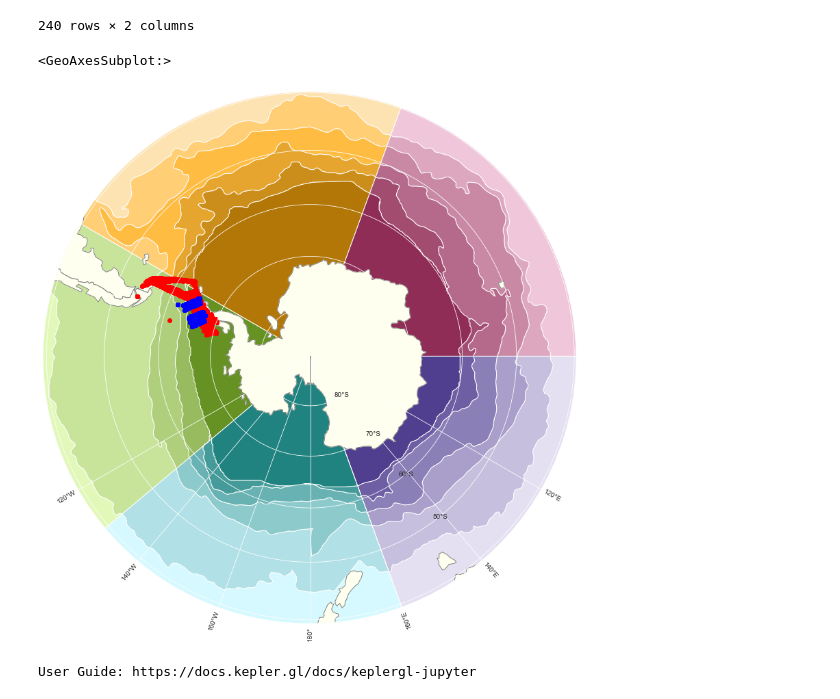
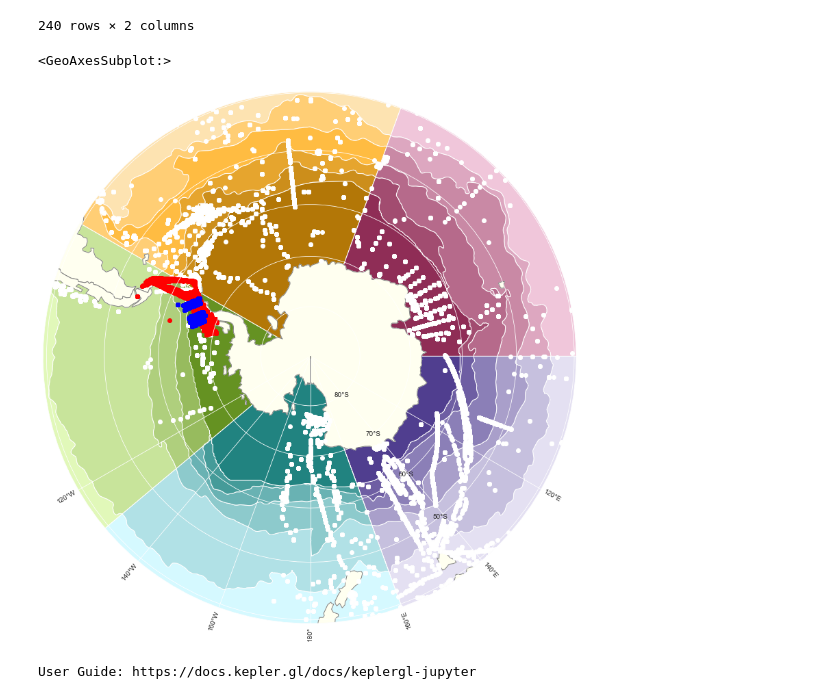
Before and after one commit to ayushnag/sophy, a Jupyter notebook: sophy/sophy.ipynb, the cells around one changed output. Cells and saved outputs as stored; diff of their text form; code cells hidden in the pictures.

```diff
--- a/sophy/sophy.ipynb
+++ b/sophy/sophy.ipynb
@@ -136,40 +131,47 @@ world: gpd.GeoDataFrame = gpd.read_file(gpd.datasets.get_path("naturalearth_lowr
 world.to_crs(epsg=3031).plot(ax=ax, color='ivory', edgecolor='grey')
 
 
+sample_df: DataFrame = pd.read_csv('../data/datasets/modified/phytobase.csv', encoding='unicode_escape')
+sample_df = sample_df[['latitude', 'longitude']]
+sample_df['source'] = 'Palmer LTER'
+data_gdf = gpd.GeoDataFrame(sample_df, geometry=gpd.points_from_xy(sample_df.longitude, sample_df.latitude), crs='EPSG:4326')
+data_gdf.to_crs(crs='EPSG:3031', inplace=True)
+data_gdf.plot(ax=ax, color='w')
+
+
 sample_df: DataFrame = pd.read_csv('../data/datasets/modified/lter.csv', encoding='unicode_escape')
 sample_df = sample_df[['latitude', 'longitude']]
 sample_df['source'] = 'Palmer LTER'
 data_gdf = gpd.GeoDataFrame(sample_df, geometry=gpd.points_from_xy(sample_df.longitude, sample_df.latitude), crs='EPSG:4326')
 data_gdf.to_crs(crs='EPSG:3031', inplace=True)
 data_gdf.plot(ax=ax, color='r')
 # # ['SAZ', 'PFZ', 'ASZ', 'SOZ', 'SIZ']
 
 sample_df: DataFrame = pd.read_csv('../data/datasets/modified/joy_warren.csv', encoding='unicode_escape')
 sample_df = sample_df[['latitude', 'longitude']]
 sample_df['source'] = 'Palmer LTER'
 data_gdf = gpd.GeoDataFrame(sample_df, geometry=gpd.points_from_xy(sample_df.longitude, sample_df.latitude), crs='EPSG:4326')
 data_gdf.to_crs(crs='EPSG:3031', inplace=True)
 data_gdf.plot(ax=ax, color='b')
-
 # occ_df: DataFrame = pd.read_csv('../data/datasets/phytobase.csv', encoding='unicode_escape')
 # occ_df = occ_df[['latitude', 'longitude']]
 # occ_df = occ_df[occ_df['latitude'] < -30]
 # occ_df['source'] = 'Phytobase'
 # # data_gdf = gpd.GeoDataFrame(occ_df, geometry=gpd.points_from_xy(occ_df.longitude, occ_df.latitude), crs='EPSG:4326')
 # # data_gdf.to_crs(crs='EPSG:9354').plot(ax=ax)
 
 # alder_df: DataFrame = pd.read_csv('../data/datasets/alderkamp.csv', encoding='unicode_escape')
 # alder_df = alder_df[['latitude', 'longitude']]
 # alder_df['source'] = 'Alderkamp et al. 2019'
 
 # full_palette = ['#F4D03F']
 # full_colors = ListedColormap(sns.color_palette(full_palette).as_hex())
 # full = sample_df.append([occ_df, alder_df], ignore_index=True)
 # full_gdf = gpd.GeoDataFrame(full, geometry=gpd.points_from_xy(full.longitude, full.latitude), crs='EPSG:4326')
 # full_gdf.to_crs(crs='EPSG:3031').plot(ax=ax, color='black')
 # %% [output]
 <GeoAxesSubplot:>
-[figure, old version]
+[figure, new version]
 # %%
 # color by type of data, data source, year, season
 #   - option in plotting function
```
Also changed, not shown: parts of 3 cells of this notebook, 13 other files.
